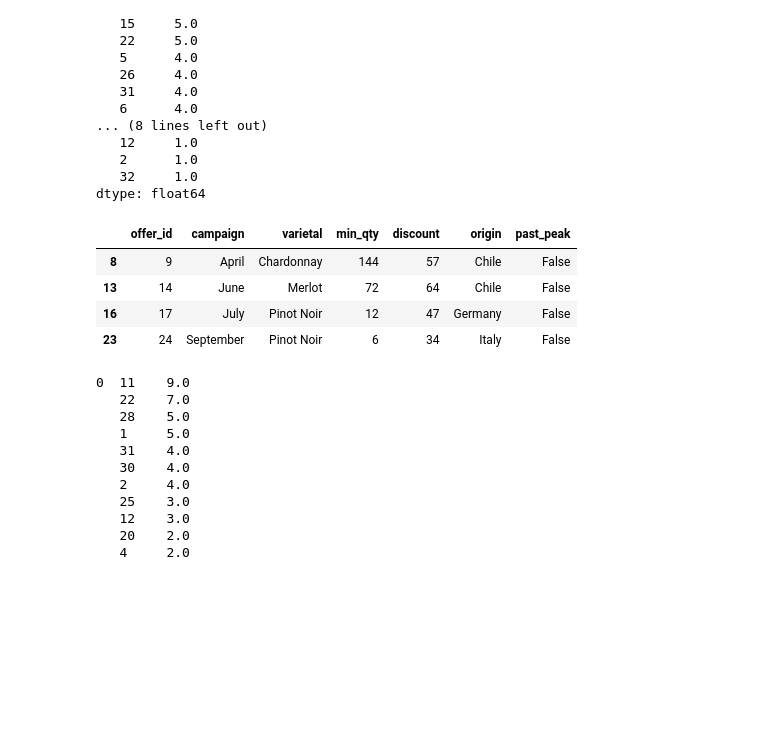
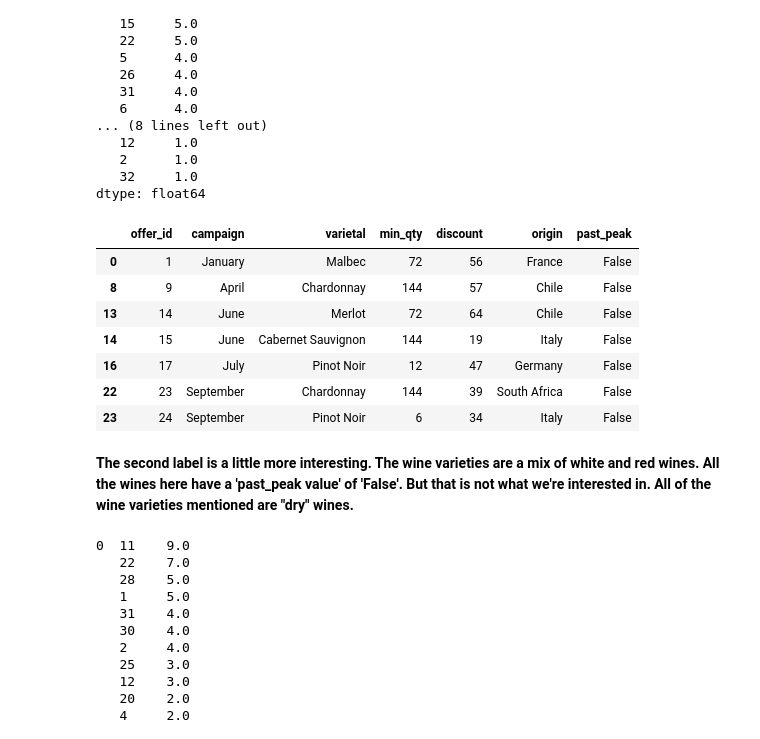
Before and after one commit to adjakka/Mini_Projects_Data_Science, a Jupyter notebook: Unsupervised_ML_Customer_Segmentation/Mini_Project_Clustering.ipynb, the cells around one changed output. Saved outputs shown, nothing was run; the diff lists cells and outputs as text; code cells hidden in the pictures; blank space fills up the shorter version.

Commit message:
Tried to segment customers based on labels

```diff
--- a/Unsupervised_ML_Customer_Segmentation/Mini_Project_Clustering.ipynb
+++ b/Unsupervised_ML_Customer_Segmentation/Mini_Project_Clustering.ipynb
@@ -448,13 +457,18 @@ pd.DataFrame([label_1_counts]).stack().sort_values(ascending = False)
    32     1.0
 dtype: float64
 # %%
-df_offers.loc[(df_offers.offer_id == 24) | (df_offers.offer_id == 9) | (df_offers.offer_id == 14) | (df_offers.offer_id == 17)]
+df_offers.loc[(df_offers.offer_id == 24) | (df_offers.offer_id == 9) | (df_offers.offer_id == 14) | (df_offers.offer_id == 17) | (df_offers.offer_id == 1) | (df_offers.offer_id == 15) | (df_offers.offer_id == 23)]
 # %% [output]
 |  | offer_id | campaign | varietal | min_qty | discount | origin | past_peak |
+| 0 | 1 | January | Malbec | 72 | 56 | France | False |
 | 8 | 9 | April | Chardonnay | 144 | 57 | Chile | False |
 | 13 | 14 | June | Merlot | 72 | 64 | Chile | False |
+| 14 | 15 | June | Cabernet Sauvignon | 144 | 19 | Italy | False |
 | 16 | 17 | July | Pinot Noir | 12 | 47 | Germany | False |
+| 22 | 23 | September | Chardonnay | 144 | 39 | South Africa | False |
 | 23 | 24 | September | Pinot Noir | 6 | 34 | Italy | False |
+# %% [markdown]
+**The second label is a little more interesting. The wine varieties are a mix of white and red wines. All the wines here have a 'past_peak value' of 'False'. But that is not what we're interested in. All of the wine varieties mentioned are "dry" wines.**
 # %%
 label_3_counts = {}
 for j in range(1,33):
```
Also changed, not shown: parts of 56 cells of this notebook.
